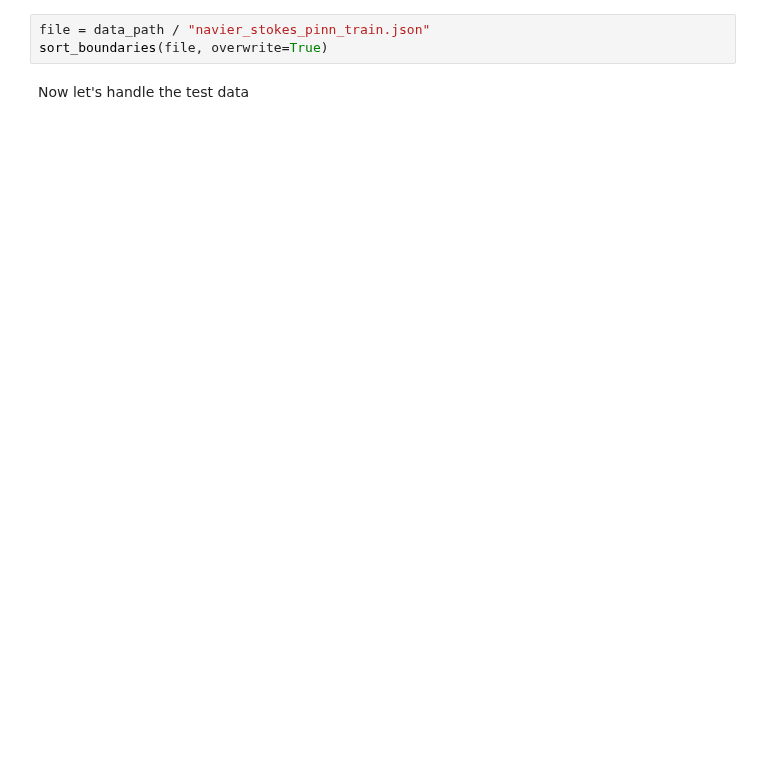
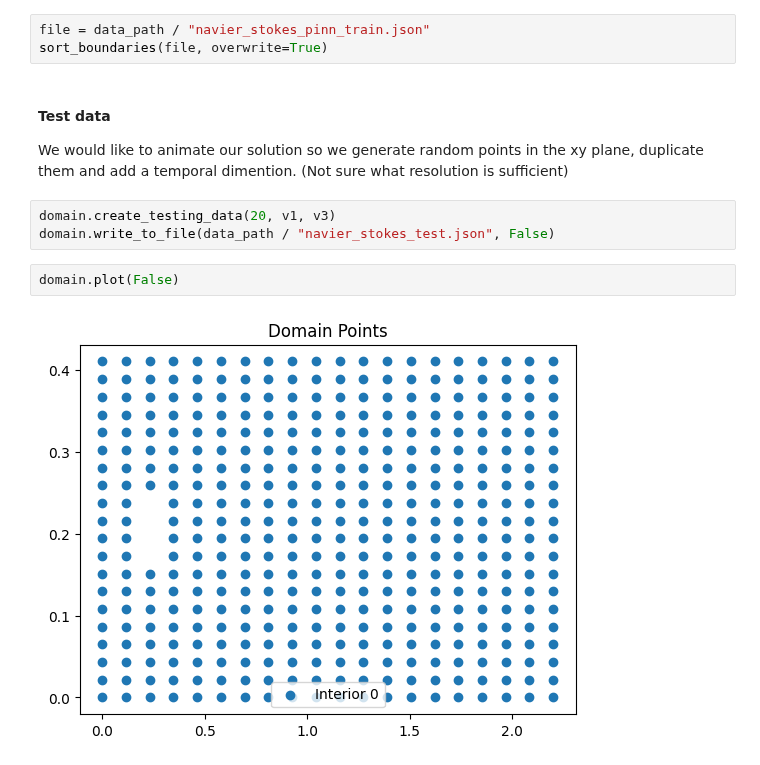
Before and after one commit to augustfe/FYS5429, a Jupyter notebook: Project1XPINNs/src/NavierStokes/navierstokes_points.ipynb, the cells around one changed output. Cells and saved outputs as stored; diff of their text form; blank space fills up the shorter version.

Commit message:
navier stokes update

```diff
--- a/Project1XPINNs/src/NavierStokes/navierstokes_points.ipynb
+++ b/Project1XPINNs/src/NavierStokes/navierstokes_points.ipynb
@@ -131,5 +137,14 @@ def sort_boundaries(input_file, overwrite=False):
 # %%
 file = data_path / "navier_stokes_pinn_train.json"
 sort_boundaries(file, overwrite=True)
-# %% [markdown]
-Now let's handle the test data
+# %% [markdown]
+#### Test data
+
+We would like to animate our solution so we generate random points in the xy plane, duplicate them and add a temporal dimention. (Not sure what resolution is sufficient)
+# %%
+domain.create_testing_data(20, v1, v3)
+domain.write_to_file(data_path / "navier_stokes_test.json", False)
+# %%
+domain.plot(False)
+# %% [output]
+[figure, added]
```
Also changed, not shown: parts of 8 cells of this notebook, 5 other files.
